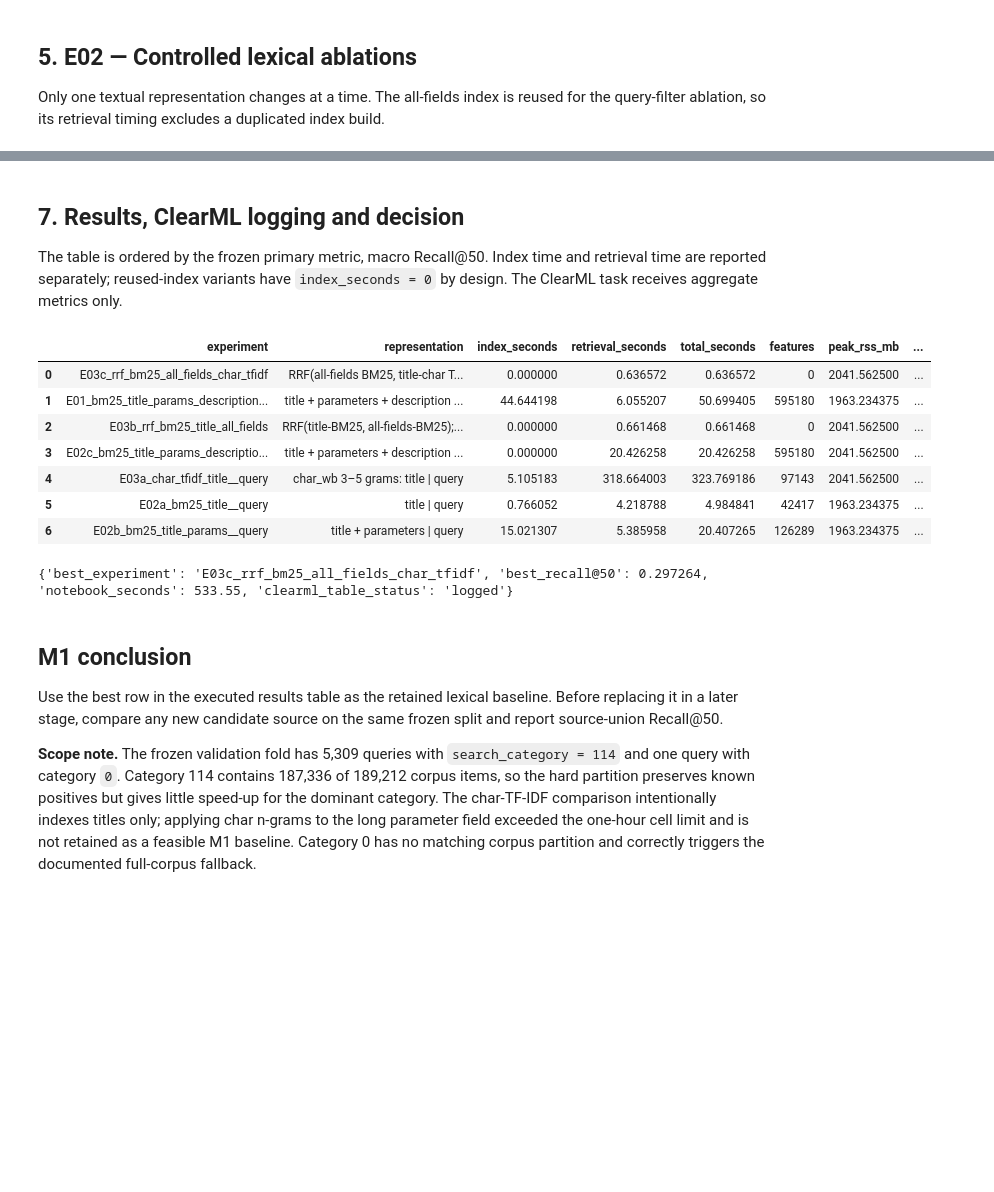
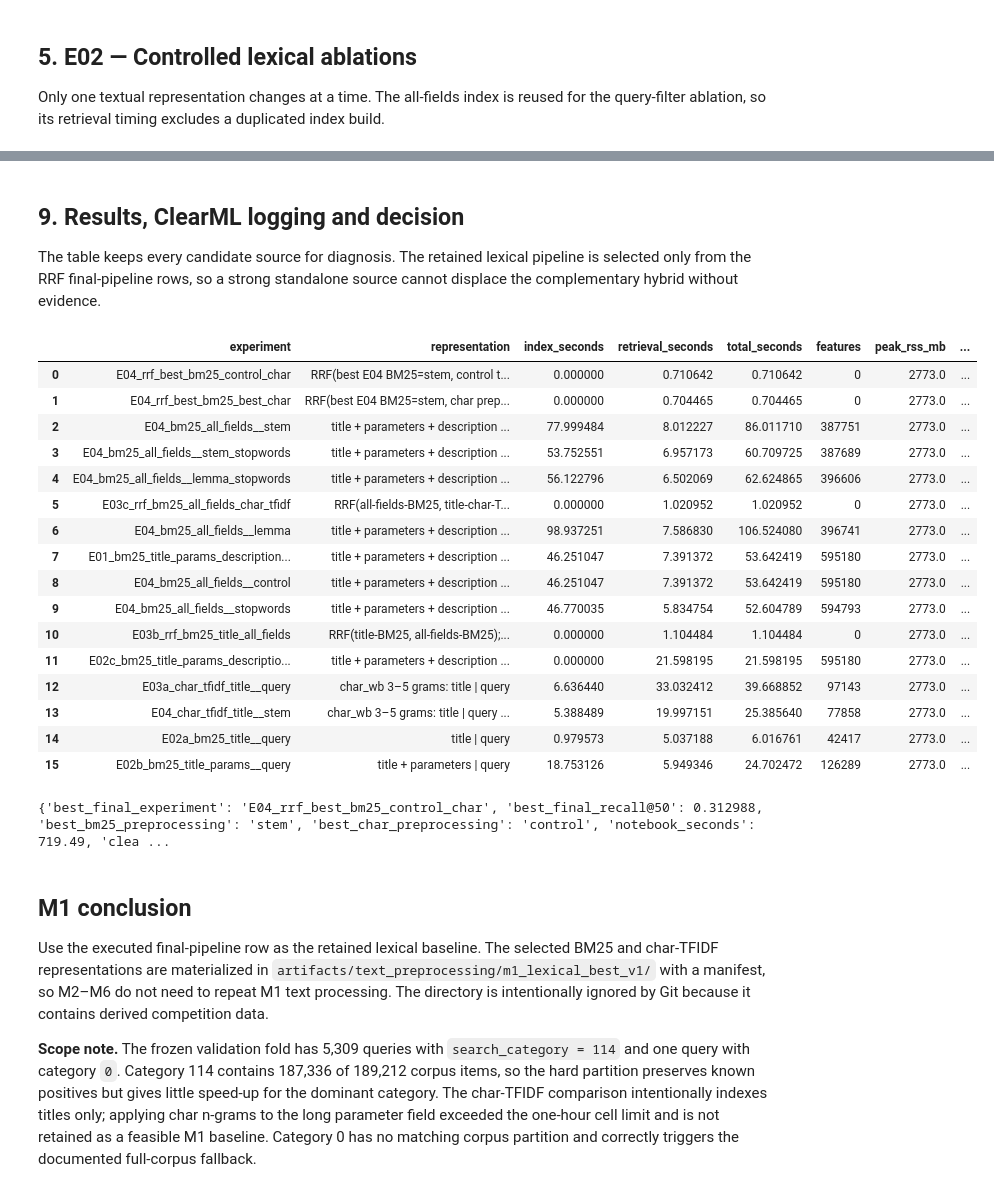
Before and after one commit to kite121/avito-services-candidate-generation, a Jupyter notebook: output/jupyter-notebook/m1_lexical_retrieval.ipynb, the cells around one changed output, grey strips where cells are left out. Drawn from its saved outputs; the diff is of its cells as text; code cells hidden in the pictures; blank space fills up the shorter version.

Commit message:
Add M1 Russian text preprocessing ablation

```diff
--- a/output/jupyter-notebook/m1_lexical_retrieval.ipynb
+++ b/output/jupyter-notebook/m1_lexical_retrieval.ipynb
@@ -98,7 +118,7 @@ print({
 from clearml import Task
 
 CLEARML_PROJECT = "avito-retrieval"
-CLEARML_TASK_NAME = "E01-E03__lexical__bm25-tfidf__s42"
+CLEARML_TASK_NAME = "E01-E04__lexical-preprocessing__bm25-tfidf__s42"
 
 clearml_task = Task.init(
     project_name=CLEARML_PROJECT,
@@ -108,7 +128,7 @@ clearml_task = Task.init(
 )
 clearml_task.connect(
     {
-        "stage": "M1_lexical_retrieval",
+        "stage": "M1_lexical_retrieval_preprocessing",
         "validation_protocol": "benchmark_aligned_proxy_v1",
         "seed": SEED,
         "top_k": TOP_K,
@@ -116,6 +136,8 @@ clearml_task.connect(
         "bm25_b": BM25_B,
         "category_partition": "item_category_id == search_category; full-corpus fallback when no matching corpus partition exists",
         "char_tfidf": {"analyzer": "char_wb", "ngram_range": [3, 5], "max_features": CHAR_MAX_FEATURES},
+        "preprocessing_variants": list(PREPROCESSING_ORDER),
+        "artifact_dir": str(ARTIFACT_DIR),
     },
     name="config",
 )
@@ -141,6 +163,7 @@ SEARCH_COLUMNS = [
     "search_category",
 ]
 TRAIN_COLUMNS = [*SEARCH_COLUMNS, "item_id"]
+BENCHMARK_QUERY_COLUMNS = ["query_id", *SEARCH_COLUMNS]
 ITEM_COLUMNS = [
     "item_id",
     "item_title_raw",
@@ -151,7 +174,7 @@ ITEM_COLUMNS = [
 
 load_started = time.perf_counter()
 train_pairs = pd.read_parquet(TRAIN_PATH, columns=TRAIN_COLUMNS)
-benchmark_queries = pd.read_parquet(BENCHMARK_QUERIES_PATH, columns=SEARCH_COLUMNS)
+benchmark_queries = pd.read_parquet(BENCHMARK_QUERIES_PATH, columns=BENCHMARK_QUERY_COLUMNS)
 benchmark_items = pd.read_parquet(BENCHMARK_ITEMS_PATH, columns=ITEM_COLUMNS)
 load_seconds = time.perf_counter() - load_started
 
@@ -440,7 +545,7 @@ The prescribed first baseline indexes the concatenation of title, parameters and
 # %%
 all_fields = ("item_title_raw", "item_infm_params_text", "item_description_raw")
 all_documents = compose_document_text(candidate_items, all_fields)
-all_bm25, all_index_seconds = fit_sparse_bm25(all_documents)
+all_bm25, all_index_seconds = fit_sparse_bm25(all_documents, preprocessing_key="control")
 rankings_all, all_retrieval_seconds = retrieve_bm25(all_bm25, query_text, allowed_indices_by_query, TOP_K)
 results.append(evaluate(
     "E01_bm25_title_params_description__query",
@@ -449,6 +554,7 @@ results.append(evaluate(
     retrieval_seconds=all_retrieval_seconds,
     n_features=all_bm25.n_features,
     representation="title + parameters + description | query",
+    metadata={"bm25_preprocessing": "control", "char_preprocessing": "not_applicable"},
 ))
 print(results[-1])
 # %% [output]
@@ -460,7 +566,7 @@ Only one textual representation changes at a time. The all-fields index is reuse
 # %%
 # E02a: title only.
 title_documents = compose_document_text(candidate_items, ("item_title_raw",))
-title_bm25, title_index_seconds = fit_sparse_bm25(title_documents)
+title_bm25, title_index_seconds = fit_sparse_bm25(title_documents, preprocessing_key="control")
 rankings_title, title_retrieval_seconds = retrieve_bm25(title_bm25, query_text, allowed_indices_by_query, TOP_K)
 results.append(evaluate(
     "E02a_bm25_title__query",
@@ -469,6 +575,7 @@ results.append(evaluate(
     retrieval_seconds=title_retrieval_seconds,
     n_features=title_bm25.n_features,
     representation="title | query",
+    metadata={"bm25_preprocessing": "control", "char_preprocessing": "not_applicable"},
 ))
 print(results[-1])
 del title_bm25, title_documents
@@ -476,7 +583,7 @@ gc.collect()
 
 # E02b: title + item parameters.
 title_params_documents = compose_document_text(candidate_items, ("item_title_raw", "item_infm_params_text"))
-title_params_bm25, title_params_index_seconds = fit_sparse_bm25(title_params_documents)
+title_params_bm25, title_params_index_seconds = fit_sparse_bm25(title_params_documents, preprocessing_key="control")
 rankings_title_params, title_params_retrieval_seconds = retrieve_bm25(title_params_bm25, query_text, allowed_indices_by_query, TOP_K)
 results.append(evaluate(
     "E02b_bm25_title_params__query",
@@ -485,6 +592,7 @@ results.append(evaluate(
     retrieval_seconds=title_params_retrieval_seconds,
     n_features=title_params_bm25.n_features,
     representation="title + parameters | query",
+    metadata={"bm25_preprocessing": "control", "char_preprocessing": "not_applicable"},
 ))
 print(results[-1])
 del title_params_bm25, title_params_documents
@@ -499,6 +607,7 @@ results.append(evaluate(
     retrieval_seconds=all_filters_retrieval_seconds,
     n_features=all_bm25.n_features,
     representation="title + parameters + description | query + search filters (reused E01 index)",
+    metadata={"bm25_preprocessing": "control", "char_preprocessing": "not_applicable"},
 ))
 print(results[-1])
 # %% [output]
@@ -580,12 +935,11 @@ print(results[-1])
 # %% [markdown]
-## 7. Results, ClearML logging and decision
+## 9. Results, ClearML logging and decision
 
-The table is ordered by the frozen primary metric, macro Recall@50. Index time and retrieval time are reported separately; reused-index variants have `index_seconds = 0` by design. The ClearML task receives aggregate metrics only.
+The table keeps every candidate source for diagnosis. The retained lexical pipeline is selected only from the RRF final-pipeline rows, so a strong standalone source cannot displace the complementary hybrid without evidence.
 # %%
-results_frame = pd.DataFrame(results).sort_values("recall@50", ascending=False).reset_index(drop=True)
+results_frame = pd.DataFrame(results).sort_values(["recall@50", "recall@200", "experiment"], ascending=[False, False, True]).reset_index(drop=True)
 display(results_frame)
 
-best_result = results_frame.iloc[0].to_dict()
 notebook_seconds = time.perf_counter() - NOTEBOOK_STARTED
 
 for _, result in results_frame.iterrows():
@@ -593,49 +947,70 @@ for _, result in results_frame.iterrows():
     for k in METRIC_KS:
         clearml_logger.report_scalar(
             title=f"Recall@{k}", series=experiment, value=float(result[f"recall@{k}"]), iteration=0
         )
     clearml_logger.report_scalar(title="HitRate@50", series=experiment, value=float(result["hit_rate@50"]), iteration=0)
     clearml_logger.report_scalar(title="Index seconds", series=experiment, value=float(result["index_seconds"]), iteration=0)
     clearml_logger.report_scalar(title="Retrieval seconds", series=experiment, value=float(result["retrieval_seconds"]), iteration=0)
     clearml_logger.report_scalar(title="Peak RSS MB", series=experiment, value=float(result["peak_rss_mb"]), iteration=0)
 
 clearml_logger.report_scalar(title="M1 wall time seconds", series="notebook", value=float(notebook_seconds), iteration=0)
+clearml_logger.report_scalar(title="Preprocessing artifact seconds", series="notebook", value=float(artifact_seconds), iteration=0)
 clearml_logger.report_scalar(title="Category-114 partition items", series="corpus", value=float((candidate_items["item_category_id"] == 114).sum()), iteration=0)
 try:
     clearml_logger.report_table(
         title="M1 validation summary",
-        series="E01-E03",
+        series="E01-E04",
         iteration=0,
         table_plot=results_frame,
+    )
+    clearml_logger.report_table(
+        title="M1 preprocessing ablation",
+        series="word_bm25",
+        iteration=0,
+        table_plot=preprocessing_frame,
     )
     table_log_status = "logged"
 except Exception as exc:
     table_log_status = f"table logging skipped: {type(exc).__name__}"
 
-clearml_task.set_parameter("results/best_experiment", str(best_result["experiment"]))
-clearml_task.set_parameter("results/best_recall_at_50", float(best_result["recall@50"]))
+clearml_task.set_parameter("results/best_final_experiment", str(best_final_result["experiment"]))
+clearml_task.set_parameter("results/best_final_recall_at_50", float(best_final_result["recall@50"]))
+clearml_task.set_parameter("results/best_bm25_preprocessing", final_bm25_preprocessing)
+clearml_task.set_parameter("results/best_char_preprocessing", final_char_preprocessing)
+clearml_task.set_parameter("artifacts/text_preprocessing_dir", str(ARTIFACT_DIR))
 clearml_task.set_parameter("results/notebook_seconds", float(notebook_seconds))
 clearml_task.close()
 
 print({
-    "best_experiment": best_result["experiment"],
-    "best_recall@50": round(float(best_result["recall@50"]), 6),
+    "best_final_experiment": best_final_result["experiment"],
+    "best_final_recall@50": round(float(best_final_result["recall@50"]), 6),
+    "best_bm25_preprocessing": final_bm25_preprocessing,
+    "best_char_preprocessing": final_char_preprocessing,
     "notebook_seconds": round(notebook_seconds, 2),
     "clearml_table_status": table_log_status,
 })
 # %% [output]
 |  | experiment | representation | index_seconds | retrieval_seconds | total_seconds | features | peak_rss_mb | ... |
-| 0 | E03c_rrf_bm25_all_fields_char_tfidf | RRF(all-fields BM25, title-char T... | 0.000000 | 0.636572 | 0.636572 | 0 | 2041.562500 | ... |
-| 1 | E01_bm25_title_params_description... | title + parameters + description ... | 44.644198 | 6.055207 | 50.699405 | 595180 | 1963.234375 | ... |
-| 2 | E03b_rrf_bm25_title_all_fields | RRF(title-BM25, all-fields-BM25);... | 0.000000 | 0.661468 | 0.661468 | 0 | 2041.562500 | ... |
-| 3 | E02c_bm25_title_params_descriptio... | title + parameters + description ... | 0.000000 | 20.426258 | 20.426258 | 595180 | 2041.562500 | ... |
-| 4 | E03a_char_tfidf_title__query | char_wb 3–5 grams: title | query | 5.105183 | 318.664003 | 323.769186 | 97143 | 2041.562500 | ... |
-| 5 | E02a_bm25_title__query | title | query | 0.766052 | 4.218788 | 4.984841 | 42417 | 1963.234375 | ... |
-| 6 | E02b_bm25_title_params__query | title + parameters | query | 15.021307 | 5.385958 | 20.407265 | 126289 | 1963.234375 | ... |
+| 0 | E04_rrf_best_bm25_control_char | RRF(best E04 BM25=stem, control t... | 0.000000 | 0.710642 | 0.710642 | 0 | 2773.0 | ... |
+| 1 | E04_rrf_best_bm25_best_char | RRF(best E04 BM25=stem, char prep... | 0.000000 | 0.704465 | 0.704465 | 0 | 2773.0 | ... |
+| 2 | E04_bm25_all_fields__stem | title + parameters + description ... | 77.999484 | 8.012227 | 86.011710 | 387751 | 2773.0 | ... |
+| 3 | E04_bm25_all_fields__stem_stopwords | title + parameters + description ... | 53.752551 | 6.957173 | 60.709725 | 387689 | 2773.0 | ... |
+| 4 | E04_bm25_all_fields__lemma_stopwords | title + parameters + description ... | 56.122796 | 6.502069 | 62.624865 | 396606 | 2773.0 | ... |
+| 5 | E03c_rrf_bm25_all_fields_char_tfidf | RRF(all-fields-BM25, title-char-T... | 0.000000 | 1.020952 | 1.020952 | 0 | 2773.0 | ... |
+| 6 | E04_bm25_all_fields__lemma | title + parameters + description ... | 98.937251 | 7.586830 | 106.524080 | 396741 | 2773.0 | ... |
+| 7 | E01_bm25_title_params_description... | title + parameters + description ... | 46.251047 | 7.391372 | 53.642419 | 595180 | 2773.0 | ... |
+| 8 | E04_bm25_all_fields__control | title + parameters + description ... | 46.251047 | 7.391372 | 53.642419 | 595180 | 2773.0 | ... |
+| 9 | E04_bm25_all_fields__stopwords | title + parameters + description ... | 46.770035 | 5.834754 | 52.604789 | 594793 | 2773.0 | ... |
+| 10 | E03b_rrf_bm25_title_all_fields | RRF(title-BM25, all-fields-BM25);... | 0.000000 | 1.104484 | 1.104484 | 0 | 2773.0 | ... |
+| 11 | E02c_bm25_title_params_descriptio... | title + parameters + description ... | 0.000000 | 21.598195 | 21.598195 | 595180 | 2773.0 | ... |
+| 12 | E03a_char_tfidf_title__query | char_wb 3–5 grams: title | query | 6.636440 | 33.032412 | 39.668852 | 97143 | 2773.0 | ... |
+| 13 | E04_char_tfidf_title__stem | char_wb 3–5 grams: title | query ... | 5.388489 | 19.997151 | 25.385640 | 77858 | 2773.0 | ... |
+| 14 | E02a_bm25_title__query | title | query | 0.979573 | 5.037188 | 6.016761 | 42417 | 2773.0 | ... |
+| 15 | E02b_bm25_title_params__query | title + parameters | query | 18.753126 | 5.949346 | 24.702472 | 126289 | 2773.0 | ... |
-{'best_experiment': 'E03c_rrf_bm25_all_fields_char_tfidf', 'best_recall@50': 0.297264, 'notebook_seconds': 533.55, 'clearml_table_status': 'logged'}
+{'best_final_experiment': 'E04_rrf_best_bm25_control_char', 'best_final_recall@50': 0.312988, 'best_bm25_preprocessing': 'stem', 'best_char_preprocessing': 'control', 'notebook_seconds': 719.49, 'clea ...
 # %% [markdown]
 ## M1 conclusion
 
-Use the best row in the executed results table as the retained lexical baseline. Before replacing it in a later stage, compare any new candidate source on the same frozen split and report source-union Recall@50.
+Use the executed final-pipeline row as the retained lexical baseline. The selected BM25 and char-TFIDF representations are materialized in `artifacts/text_preprocessing/m1_lexical_best_v1/` with a manifest, so M2–M6 do not need to repeat M1 text processing. The directory is intentionally ignored by Git because it contains derived competition data.
 
-**Scope note.** The frozen validation fold has 5,309 queries with `search_category = 114` and one query with category `0`. Category 114 contains 187,336 of 189,212 corpus items, so the hard partition preserves known positives but gives little speed-up for the dominant category. The char-TF-IDF comparison intentionally indexes titles only; applying char n-grams to the long parameter field exceeded the one-hour cell limit and is not retained as a feasible M1 baseline. Category 0 has no matching corpus partition and correctly triggers the documented full-corpus fallback.
+**Scope note.** The frozen validation fold has 5,309 queries with `search_category = 114` and one query with category `0`. Category 114 contains 187,336 of 189,212 corpus items, so the hard partition preserves known positives but gives little speed-up for the dominant category. The char-TFIDF comparison intentionally indexes titles only; applying char n-grams to the long parameter field exceeded the one-hour cell limit and is not retained as a feasible M1 baseline. Category 0 has no matching corpus partition and correctly triggers the documented full-corpus fallback.
```
Also changed, not shown: parts of 16 cells of this notebook, 3 other files.
